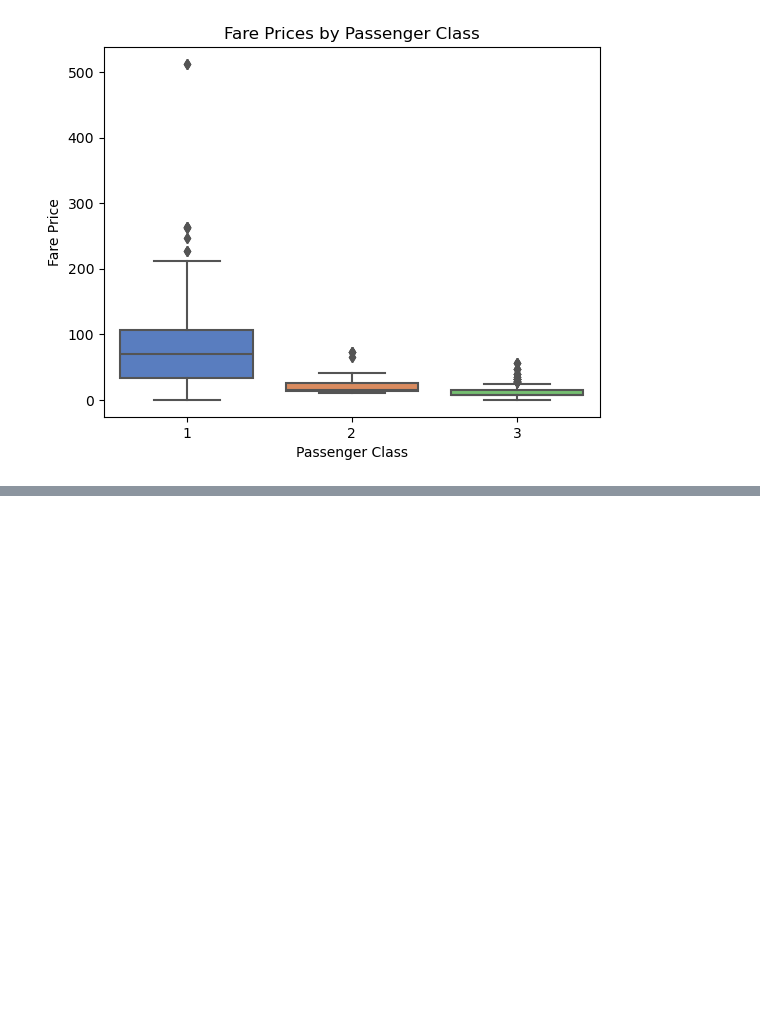
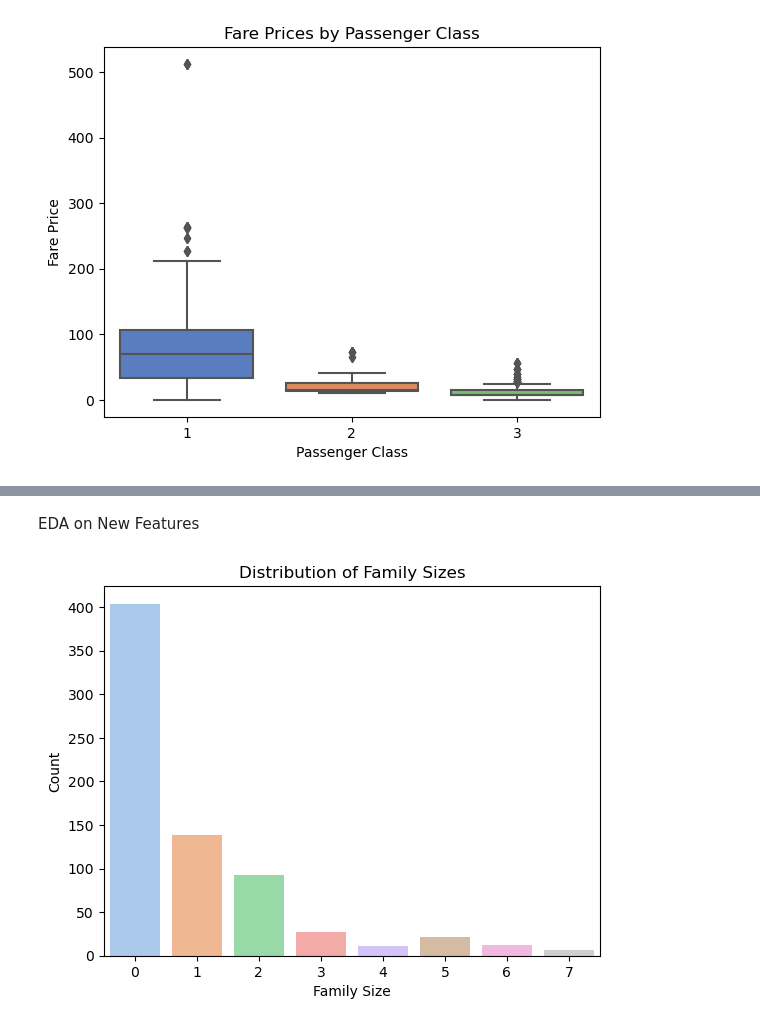
Before and after one commit to jodahe1/Titanic---Machine-Learning-from-Disaster, a Jupyter notebook: titanic/Scripts/Titanic.ipynb, the cells around one changed output, grey strips where cells are left out. Cells and saved outputs as stored; diff of their text form; code cells hidden in the pictures; blank space fills up the shorter version.

```diff
--- a/titanic/Scripts/Titanic.ipynb
+++ b/titanic/Scripts/Titanic.ipynb
@@ -56,0 +73,24 @@ plt.show()
+# %%
+# Map titles to more common categories
+title_mapping = {"Mr": 0, "Miss": 1, "Mrs": 2, "Master": 3, "Dr": 4, "Rev": 4, "Col": 4, "Major": 4, "Mlle": 1, "Countess": 2, "Ms": 1, "Lady": 2, "Jonkheer": 4, "Don": 4, "Dona": 2, "Mme": 2, "Capt": 4, "Sir": 4}
+df['Title'] = df['Title'].map(title_mapping)
+# %%
+# Create a new feature 'IsAlone' based on 'FamilySize'
+df['IsAlone'] = 0
+df.loc[df['FamilySize'] == 1, 'IsAlone'] = 1
+# %%
+# Convert 'Sex' feature to a numerical representation
+df['Sex'] = df['Sex'].map({'male': 0, 'female': 1})
+# %%
+# Drop unnecessary columns after feature engineering
+df.drop(['Name', 'SibSp', 'Parch'], axis=1, inplace=True)
+# %% [markdown]
+EDA on New Features
+# %%
+sns.countplot(x='FamilySize', data=df, palette='pastel')
+plt.xlabel('Family Size')
+plt.ylabel('Count')
+plt.title('Distribution of Family Sizes')
+plt.show()
+# %% [output]
+[figure, added]
```
Also changed, not shown: parts of 8 cells of this notebook.
